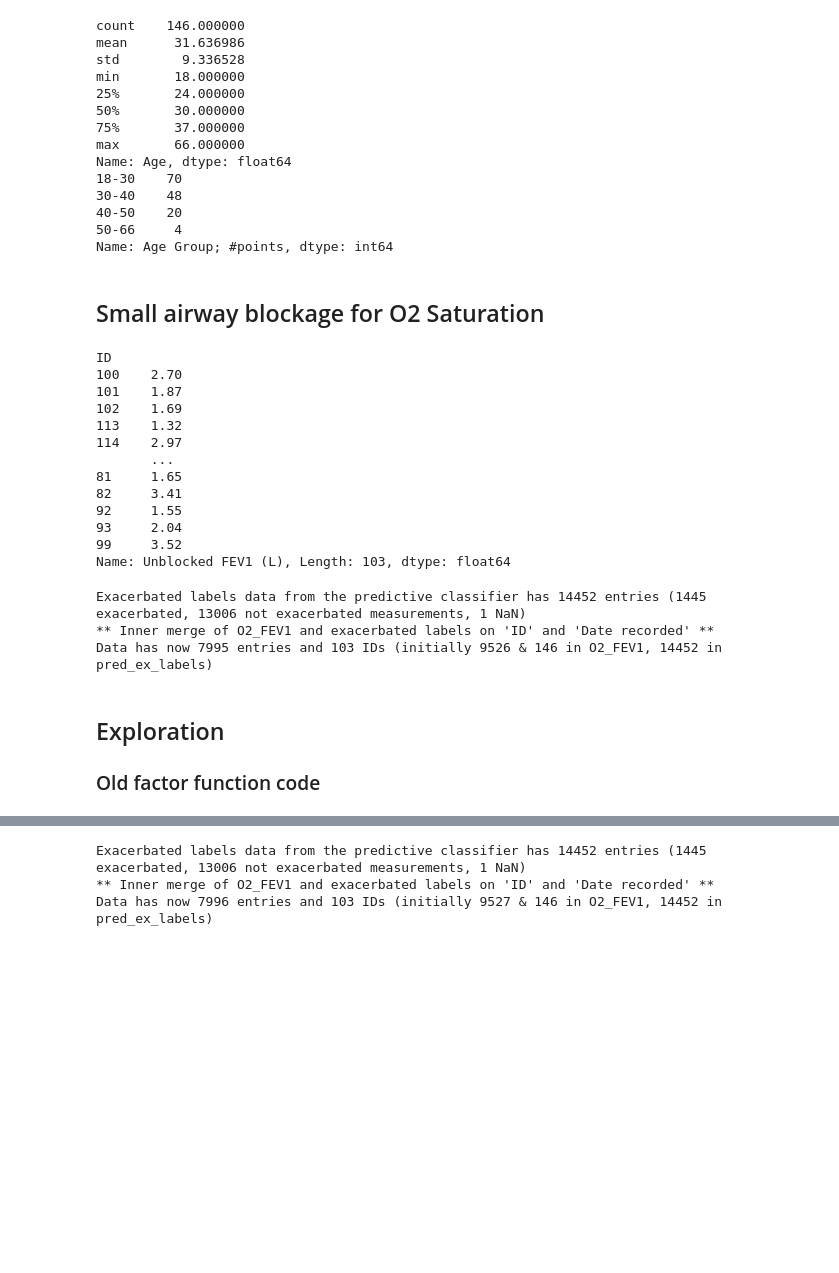
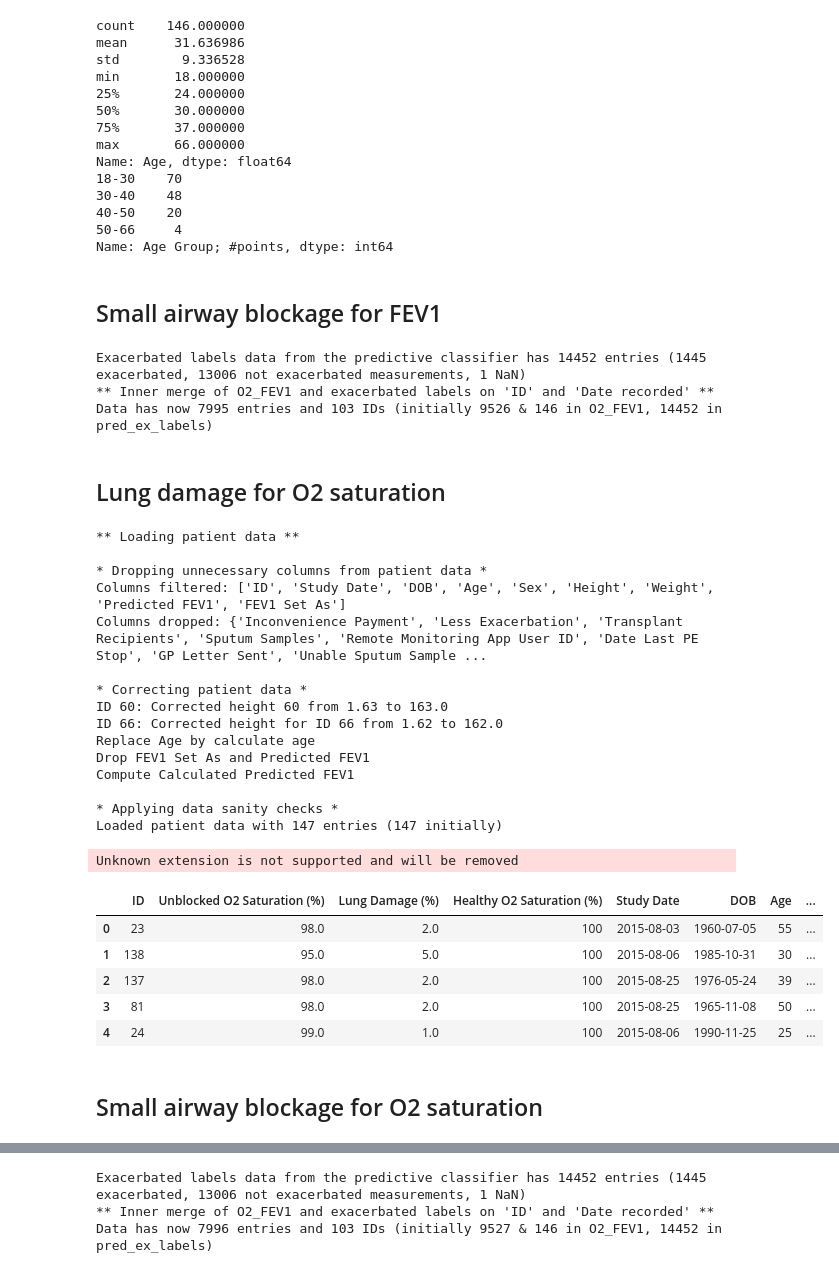
Before and after one commit to tristantreb/phd, a Jupyter notebook: src/O2-FEV1 analysis/O2 FEV1 analysis.ipynb, the cells around one changed output, grey strips where cells are left out. Saved outputs shown, nothing was run; the diff lists cells and outputs as text; code cells hidden in the pictures; blank space fills up the shorter version.

Commit message:
Add factor functions plot for O2 saturation

```diff
--- a/src/O2-FEV1 analysis/O2 FEV1 analysis.ipynb
+++ b/src/O2-FEV1 analysis/O2 FEV1 analysis.ipynb
@@ -551,23 +551,7 @@ Name: Age, dtype: float64
 50-66     4
 Name: Age Group; #points, dtype: int64
 # %% [markdown]
-## Small airway blockage for O2 Saturation
+## Small airway blockage for FEV1
-# %%
-df_blockage_factor.groupby('ID').mean()['Unblocked FEV1 (L)']
-# %% [output]
-ID
-100    2.70
-101    1.87
-102    1.69
-113    1.32
-114    2.97
-       ...
-81     1.65
-82     3.41
-92     1.55
-93     2.04
-99     3.52
-Name: Unblocked FEV1 (L), Length: 103, dtype: float64
 # %%
 df_blockage_factor = merge_pred_ex_labels_to(O2_FEV1, get_pred_ex_labels())
 
@@ -615,6 +599,56 @@ fig.write_image("{}/Factors - {}.pdf".format(plotsdir, title))
 Exacerbated labels data from the predictive classifier has 14452 entries (1445 exacerbated, 13006 not exacerbated measurements, 1 NaN)
 ** Inner merge of O2_FEV1 and exacerbated labels on 'ID' and 'Date recorded' **
 Data has now 7995 entries and 103 IDs (initially 9526 & 146 in O2_FEV1, 14452 in pred_ex_labels)
-# %% [markdown]
-## Exploration
-### Old factor function code
+# %% [markdown]
+## Lung damage for O2 saturation
+# %%
+# Assumptions
+# Normal Pa O2 is constantly 100%
+# Unblocked Pa O2 is the reverse max of O2 saturations measured
+
+# Build unblocked factor dataframe
+def compute_unblocked_factor(O2_FEV1):
+    df=pd.DataFrame(columns=['ID', 'Unblocked O2 Saturation (%)', 'Lung Damage (%)', 'Healthy O2 Saturation (%)'])
+    for id in O2_FEV1.ID.unique():
+      # For a given patient id, filter the O2 Saturation measurements
+      mask = O2_FEV1['ID'] == id
+      O2_FEV1_patient = O2_FEV1[mask]
+      # Find the unblocked O2 Saturation (%). We assume that, over the 6 months study period, the patient has done some measurements where he was not blocked
+      # To avoid taking an outlier up, which is third highest O2 Saturation measurement
+      rmax=O2_FEV1_patient['O2 Saturation'].nlargest(3).iloc[-1]
+      # Theoretical O2 saturation is 100%
+      healthy_o2_sat=100
+      # Compute the Lung damage (%)
+      lung_damage = 100 - rmax # 100 * (1-rmax/healthy_o2_sat)
+      # Add the patient id, reversed max O2 Saturation and healthy O2 Saturation (%) to the dataframe
+      new_row = pd.DataFrame({'ID': [id], 'Unblocked O2 Saturation (%)': [rmax], 'Lung Damage (%)': [lung_damage], 'Healthy O2 Saturation (%)': [healthy_o2_sat]})
+      df = pd.concat([df, new_row])
+    return df
+
+df_unblocked_factor = compute_unblocked_factor(O2_FEV1)
+# Add patient data to the unblocked factor table
+df_unblocked_factor = pd.merge(df_unblocked_factor, patient_data.load(), on="ID", how="left")
+df_unblocked_factor.head()
+# %% [output]
+** Loading patient data **
+
+* Dropping unnecessary columns from patient data *
+Columns filtered: ['ID', 'Study Date', 'DOB', 'Age', 'Sex', 'Height', 'Weight', 'Predicted FEV1', 'FEV1 Set As']
+Columns dropped: {'Inconvenience Payment', 'Less Exacerbation', 'Transplant Recipients', 'Sputum Samples', 'Remote Monitoring App User ID', 'Date Last PE Stop', 'GP Letter Sent', 'Unable Sputum Sample ...
+
+* Correcting patient data *
+ID 60: Corrected height 60 from 1.63 to 163.0
+ID 66: Corrected height for ID 66 from 1.62 to 162.0
+Replace Age by calculate age
+Drop FEV1 Set As and Predicted FEV1
+Compute Calculated Predicted FEV1
+
+* Applying data sanity checks *
+Loaded patient data with 147 entries (147 initially)
+Unknown extension is not supported and will be removed
+|  | ID | Unblocked O2 Saturation (%) | Lung Damage (%) | Healthy O2 Saturation (%) | Study Date | DOB | Age | ... |
+| 0 | 23 | 98.0 | 2.0 | 100 | 2015-08-03 | 1960-07-05 | 55 | ... |
+| 1 | 138 | 95.0 | 5.0 | 100 | 2015-08-06 | 1985-10-31 | 30 | ... |
+| 2 | 137 | 98.0 | 2.0 | 100 | 2015-08-25 | 1976-05-24 | 39 | ... |
+| 3 | 81 | 98.0 | 2.0 | 100 | 2015-08-25 | 1965-11-08 | 50 | ... |
+| 4 | 24 | 99.0 | 1.0 | 100 | 2015-08-06 | 1990-11-25 | 25 | ... |
@@ -620,0 +666,2 @@ Data has now 7995 entries and 103 IDs (initially 9526 & 146 in O2_FEV1, 14452 in
+# %% [markdown]
+## Small airway blockage for O2 saturation
```
Also changed, not shown: parts of 4 cells of this notebook.
